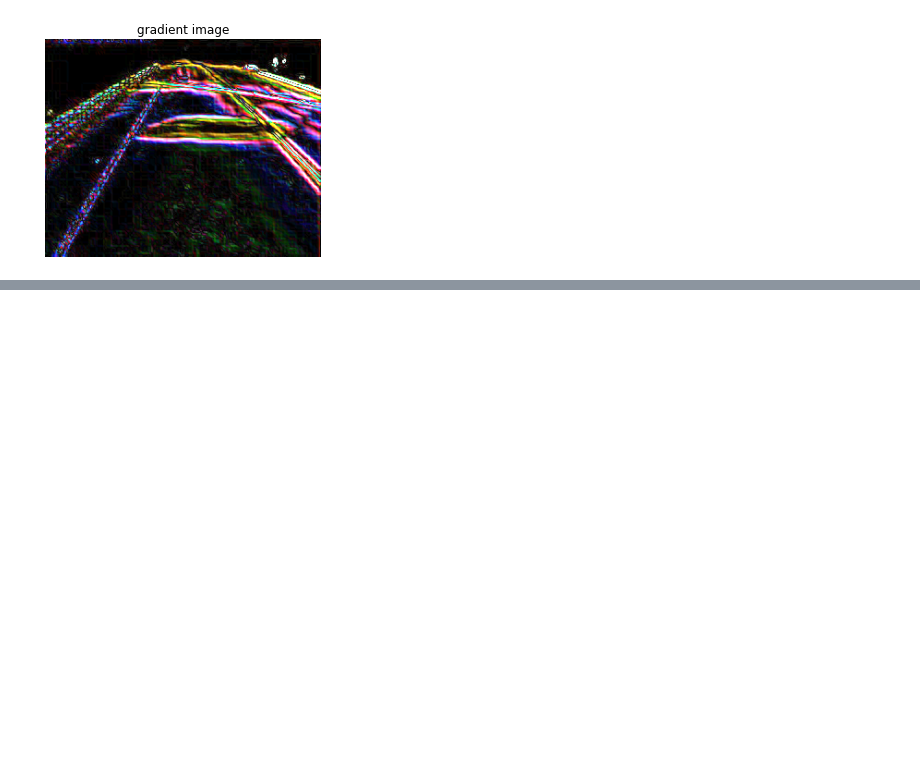
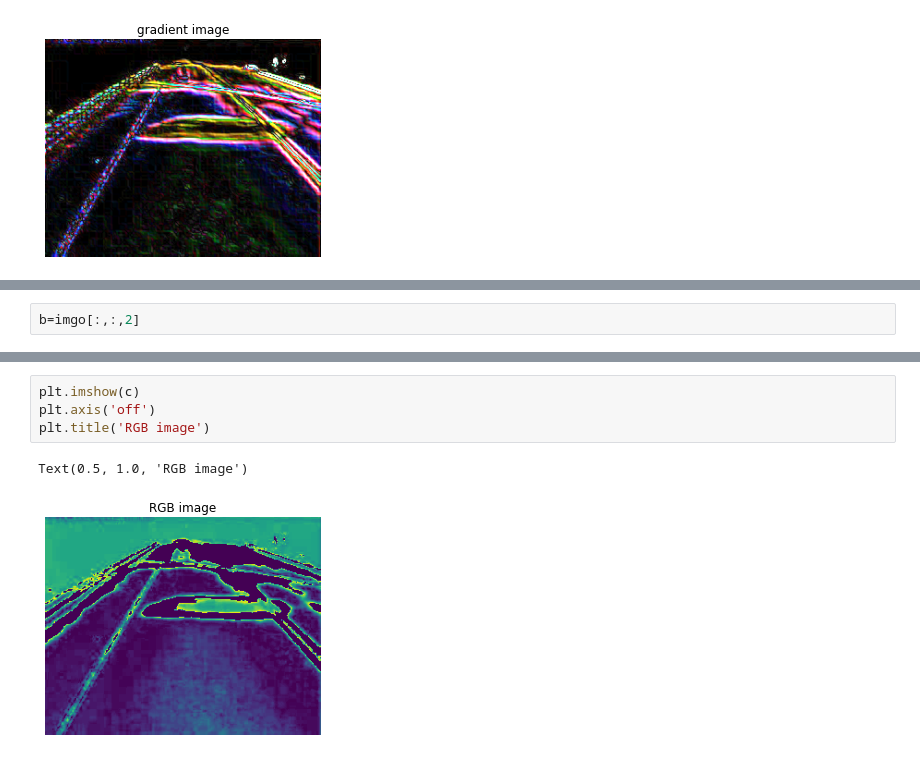
Before and after one commit to tjboise/Damage_Density, a Jupyter notebook: IR_related_news.ipynb, the cells around one changed output, grey strips where cells are left out. Saved outputs shown, nothing was run; the diff lists cells and outputs as text; blank space fills up the shorter version.

```diff
--- a/IR_related_news.ipynb
+++ b/IR_related_news.ipynb
@@ -98,0 +121,2 @@ Text(0.5, 1.0, 'gradient image')
+# %%
+b=imgo[:,:,2]
@@ -98,0 +186,7 @@ Text(0.5, 1.0, 'gradient image')
+# %%
+plt.imshow(c)
+plt.axis('off')
+plt.title('RGB image')
+# %% [output]
+Text(0.5, 1.0, 'RGB image')
+[figure, added]
```
Also changed, not shown: parts of 16 cells of this notebook, 14 other files.
